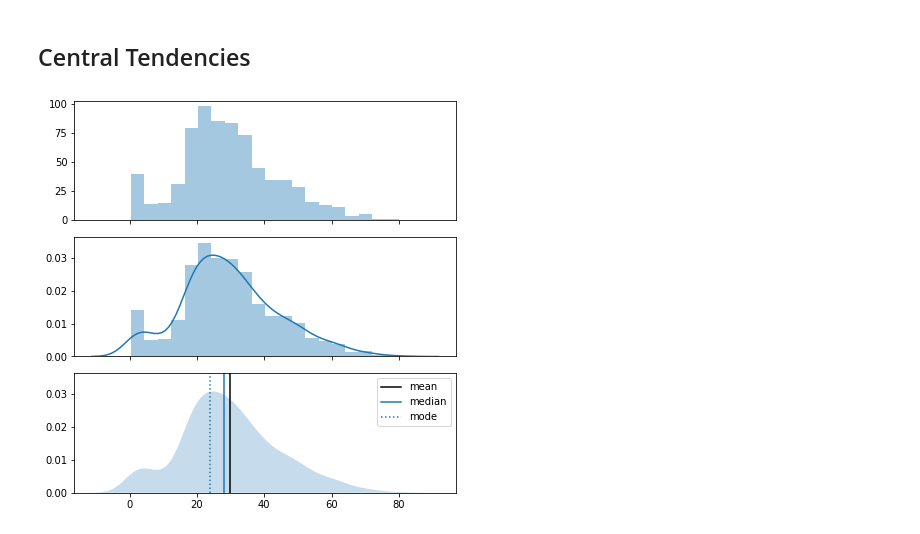
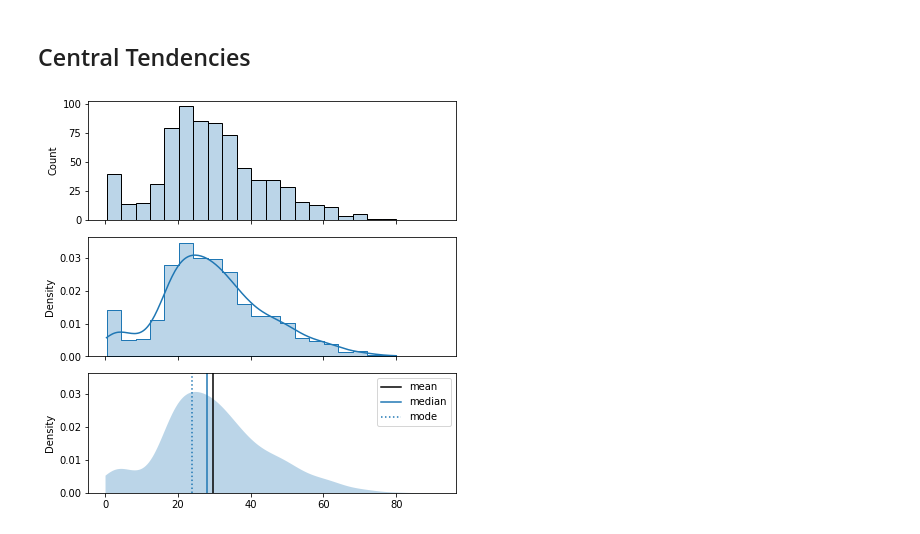
Before and after one commit to jmarshvaile/kaggle-titanic, a Jupyter notebook: 01_exploratory_analysis.ipynb, the cells around one changed output. Drawn from its saved outputs; the diff is of its cells as text; code cells hidden in the pictures.

```diff
--- a/01_exploratory_analysis.ipynb
+++ b/01_exploratory_analysis.ipynb
@@ -77,25 +77,23 @@ titanic.tail()
 ## Central Tendencies
 # %%
 x = titanic['Age'].dropna().sort_values().values
-x_mean = statistics.mean(x)
-x_median = statistics.median(x)
-x_mode = statistics.mode(x)
+x_mean, x_median, x_mode = statistics.mean(x), statistics.median(x), statistics.mode(x)
 
 fig, ax = plt.subplots(3, sharex=True, figsize=(6,6))
 
-sns.distplot(x, kde=False, ax=ax[0])
+sns.histplot(x, alpha=.3, ax=ax[0])
 
-sns.distplot(x, ax=ax[1])
+sns.histplot(x, alpha=.3, element='step', kde=True, stat='density', ax=ax[1])
 
-sns.kdeplot(x, shade=True, ax=ax[2], linestyle='none')
+sns.kdeplot(x, alpha=.3, fill=True, clip=(0,None), linewidth=0, ax=ax[2])
 ax[2].axvline(x_mean, label='mean', color='black')
-ax[2].axvline(x_median, label='median')
-ax[2].axvline(x_mode, label='mode', linestyle='dotted')
+ax[2].axvline(x_median, label='median', color='tab:blue')
+ax[2].axvline(x_mode, label='mode', color='tab:blue', linestyle='dotted')
 ax[2].get_shared_y_axes().join(ax[1],ax[2])
 ax[2].autoscale()
 
-ax[2].legend()
+ax[2].legend(loc='upper right')
 
 plt.tight_layout()
 # %% [output]
-[figure, old version]
+[figure, new version]
```
Also changed, not shown: parts of 3 cells of this notebook.
